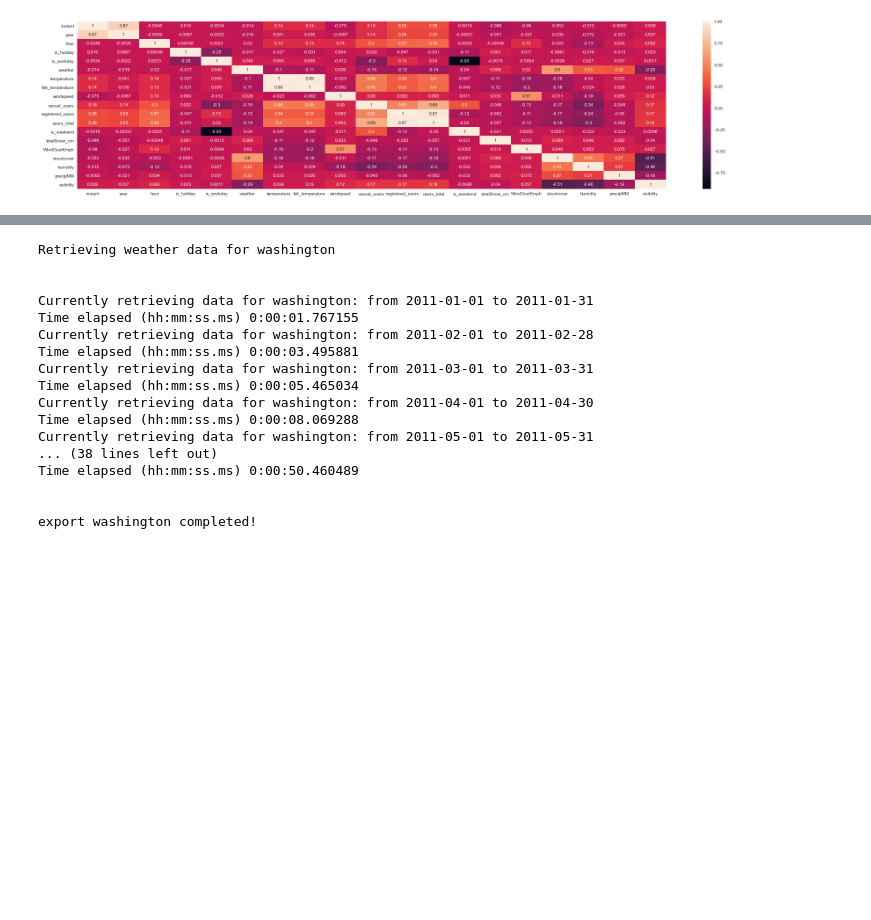
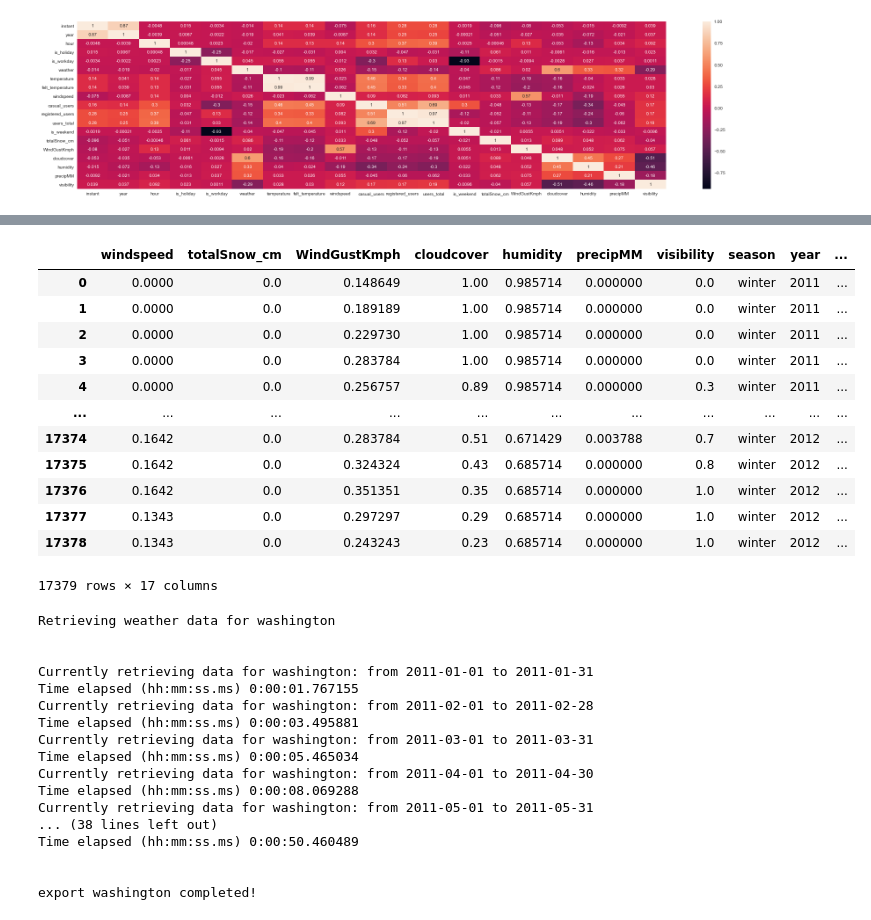
Before and after one commit to karstenWERNER/antelope, a Jupyter notebook: bikeshare/2005-20/2015-20/present.ipynb, the cells around one changed output, grey strips where cells are left out. Cells and saved outputs as stored; diff of their text form; code cells hidden in the pictures; blank space fills up the shorter version.

Commit message:
score

```diff
--- a/bikeshare/2005-20/2015-20/present.ipynb
+++ b/bikeshare/2005-20/2015-20/present.ipynb
@@ -169,0 +137,14 @@ dtype: object
+# %%
+capital_df_sel = capital_df[['windspeed','totalSnow_cm' ,'WindGustKmph','cloudcover','humidity','precipMM','visibility','season','year','month','hour','weekday','weather','temperature','felt_temperature','windspeed','users_total']]
+
+X = capital_df_sel.drop(columns = ['users_total'])
+y = capital_df_sel['users_total']
+
+X = pd.get_dummies(X)
+#y = pd.get_dummies(y)
+
+model = AdaBoostRegressor()
+#accuracy = cross_val_score(model, X, y, scoring='explained_variance', cv=10)
+score = cross_val_score(model, X, y, cv=10)
+print(score)
+#print("Accuracy of Model with Cross Validation is:",accuracy.mean() * 100)
@@ -170,3 +171,19 @@ dtype: object
+# %%
+capital_df_sel
+# %% [output]
+|  | windspeed | totalSnow_cm | WindGustKmph | cloudcover | humidity | precipMM | visibility | season | year | ... |
+| 0 | 0.0000 | 0.0 | 0.148649 | 1.00 | 0.985714 | 0.000000 | 0.0 | winter | 2011 | ... |
+| 1 | 0.0000 | 0.0 | 0.189189 | 1.00 | 0.985714 | 0.000000 | 0.0 | winter | 2011 | ... |
+| 2 | 0.0000 | 0.0 | 0.229730 | 1.00 | 0.985714 | 0.000000 | 0.0 | winter | 2011 | ... |
+| 3 | 0.0000 | 0.0 | 0.283784 | 1.00 | 0.985714 | 0.000000 | 0.0 | winter | 2011 | ... |
+| 4 | 0.0000 | 0.0 | 0.256757 | 0.89 | 0.985714 | 0.000000 | 0.3 | winter | 2011 | ... |
+| ... | ... | ... | ... | ... | ... | ... | ... | ... | ... | ... |
+| 17374 | 0.1642 | 0.0 | 0.283784 | 0.51 | 0.671429 | 0.003788 | 0.7 | winter | 2012 | ... |
+| 17375 | 0.1642 | 0.0 | 0.324324 | 0.43 | 0.685714 | 0.000000 | 0.8 | winter | 2012 | ... |
+| 17376 | 0.1642 | 0.0 | 0.351351 | 0.35 | 0.685714 | 0.000000 | 1.0 | winter | 2012 | ... |
+| 17377 | 0.1343 | 0.0 | 0.297297 | 0.29 | 0.685714 | 0.000000 | 1.0 | winter | 2012 | ... |
+| 17378 | 0.1343 | 0.0 | 0.243243 | 0.23 | 0.685714 | 0.000000 | 1.0 | winter | 2012 | ... |
+17379 rows × 17 columns
 # %%
 ddf = bikeday.rename(columns={'dteday': 'date', 'yr': 'year', 'mnth': 'month', 'hr': 'hour', 'workingday': 'is_workday', 'hum': 'humidity', 'cnt': 'users_total', 'holiday': 'is_holiday', 'atemp': 'felt_temperature', 'temp': 'temperature', 'weathersit': 'weather', 'casual': 'casual_users', 'registered': 'registered_users'})
 ddf['season'] = ddf['season'].replace([1, 2, 3, 4], ['winter', 'spring', 'summer', 'fall'])
```
Also changed, not shown: parts of 7 cells of this notebook.
